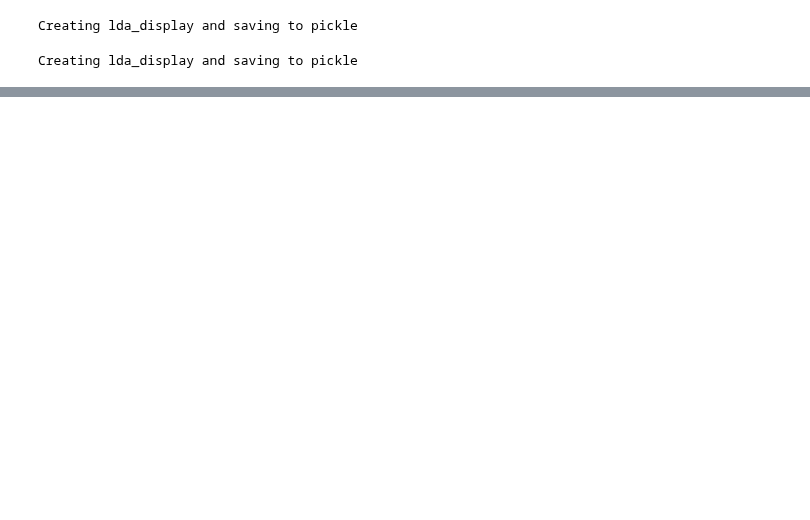
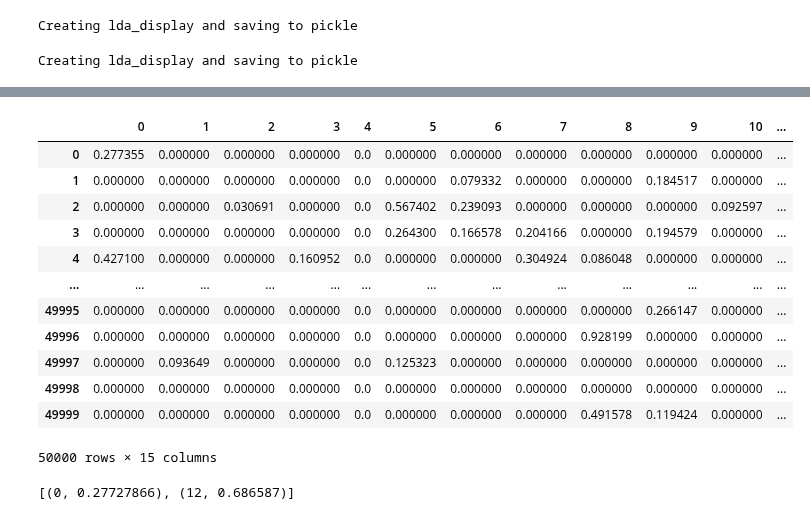
Before and after one commit to XinnGuan/DST_Assessment2, a Jupyter notebook: Emelia/LDA_model.ipynb, the cells around one changed output, grey strips where cells are left out. Drawn from its saved outputs; the diff is of its cells as text; code cells hidden in the pictures; blank space fills up the shorter version.

```diff
--- a/Emelia/LDA_model.ipynb
+++ b/Emelia/LDA_model.ipynb
@@ -237,0 +240,32 @@ pyLDAvis.display(lda_displayBi, template_type='notebook')
+# %%
+lda_scores = lda_model[bow_corpus]
+
+all_topics_csr = gensim.matutils.corpus2csc(lda_scores)
+all_topics_numpy = all_topics_csr.T.toarray()
+all_topics_pandas = pd.DataFrame(all_topics_numpy)
+
+lda_scoresBi = lda_modelBi[bow_corpusBi]
+
+all_topics_csrBi = gensim.matutils.corpus2csc(lda_scoresBi)
+all_topics_numpyBi = all_topics_csrBi.T.toarray()
+all_topics_pandasBi = pd.DataFrame(all_topics_numpyBi)
+# %%
+all_topics_pandas
+# %% [output]
+|  | 0 | 1 | 2 | 3 | 4 | 5 | 6 | 7 | 8 | 9 | 10 | ... |
+| 0 | 0.277355 | 0.000000 | 0.000000 | 0.000000 | 0.0 | 0.000000 | 0.000000 | 0.000000 | 0.000000 | 0.000000 | 0.000000 | ... |
+| 1 | 0.000000 | 0.000000 | 0.000000 | 0.000000 | 0.0 | 0.000000 | 0.079332 | 0.000000 | 0.000000 | 0.184517 | 0.000000 | ... |
+| 2 | 0.000000 | 0.000000 | 0.030691 | 0.000000 | 0.0 | 0.567402 | 0.239093 | 0.000000 | 0.000000 | 0.000000 | 0.092597 | ... |
+| 3 | 0.000000 | 0.000000 | 0.000000 | 0.000000 | 0.0 | 0.264300 | 0.166578 | 0.204166 | 0.000000 | 0.194579 | 0.000000 | ... |
+| 4 | 0.427100 | 0.000000 | 0.000000 | 0.160952 | 0.0 | 0.000000 | 0.000000 | 0.304924 | 0.086048 | 0.000000 | 0.000000 | ... |
+| ... | ... | ... | ... | ... | ... | ... | ... | ... | ... | ... | ... | ... |
+| 49995 | 0.000000 | 0.000000 | 0.000000 | 0.000000 | 0.0 | 0.000000 | 0.000000 | 0.000000 | 0.000000 | 0.266147 | 0.000000 | ... |
+| 49996 | 0.000000 | 0.000000 | 0.000000 | 0.000000 | 0.0 | 0.000000 | 0.000000 | 0.000000 | 0.928199 | 0.000000 | 0.000000 | ... |
+| 49997 | 0.000000 | 0.093649 | 0.000000 | 0.000000 | 0.0 | 0.125323 | 0.000000 | 0.000000 | 0.000000 | 0.000000 | 0.000000 | ... |
+| 49998 | 0.000000 | 0.000000 | 0.000000 | 0.000000 | 0.0 | 0.000000 | 0.000000 | 0.000000 | 0.000000 | 0.000000 | 0.000000 | ... |
+| 49999 | 0.000000 | 0.000000 | 0.000000 | 0.000000 | 0.0 | 0.000000 | 0.000000 | 0.000000 | 0.491578 | 0.119424 | 0.000000 | ... |
+50000 rows × 15 columns
+# %%
+lda_model[bow_corpus[0]]
+# %% [output]
+[(0, 0.27727866), (12, 0.686587)]
```
Also changed, not shown: parts of 50 cells of this notebook.
